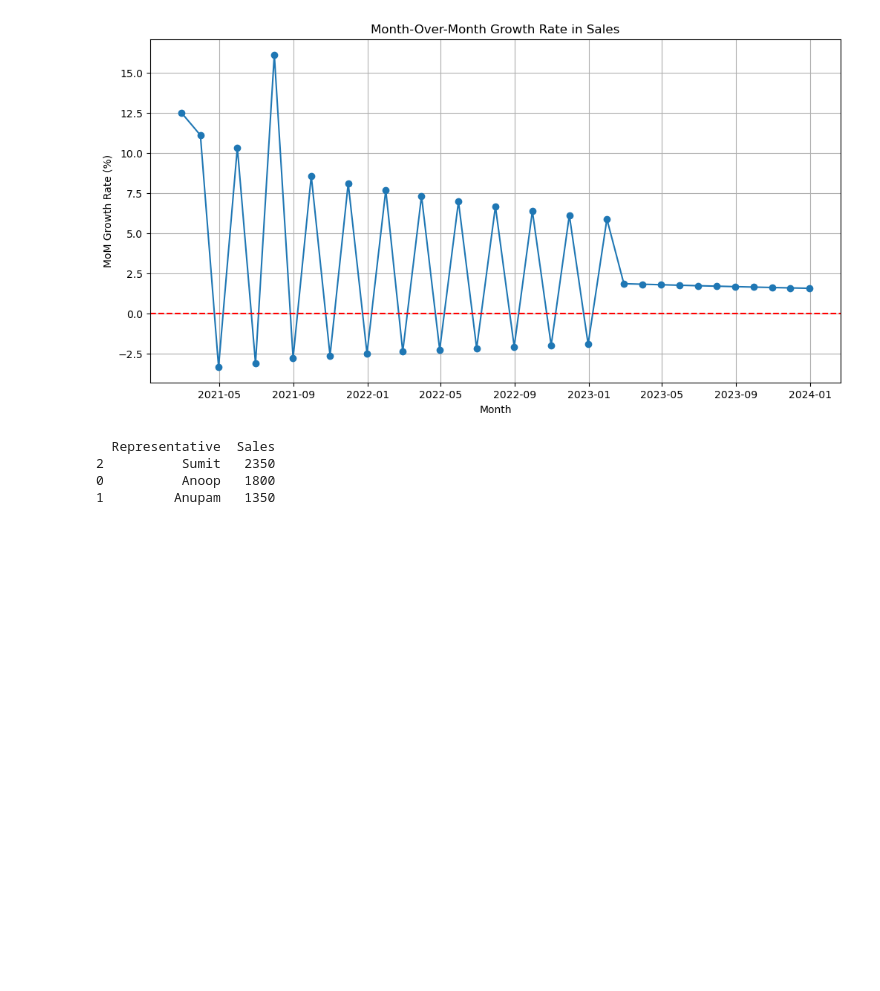
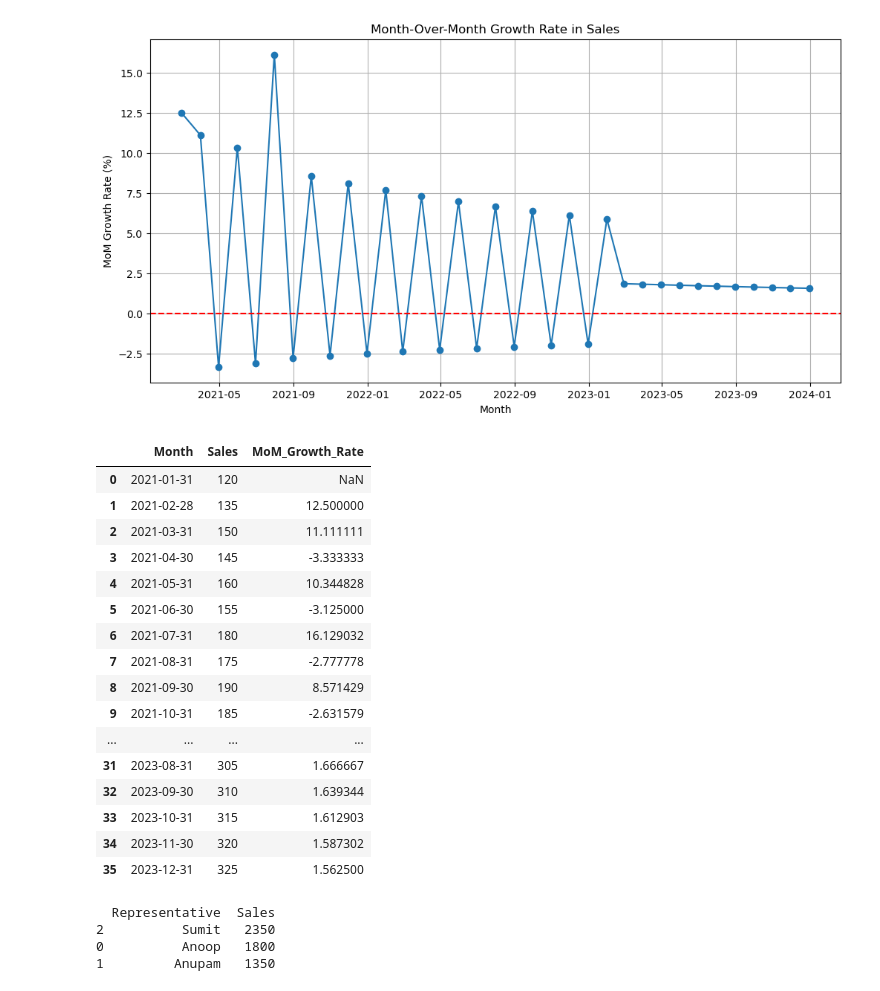
Before and after one commit to Anoopraj09/vswork, a Jupyter notebook: E-Commerce Sales Data Analysis.ipynb, the cells around one changed output. Cells and saved outputs as stored; diff of their text form; code cells hidden in the pictures; blank space fills up the shorter version.

```diff
--- a/E-Commerce Sales Data Analysis.ipynb
+++ b/E-Commerce Sales Data Analysis.ipynb
@@ -211,6 +211,26 @@ plt.axhline(0, color='red', linestyle='--')
 plt.show()
 # %% [output]
 [figure]
+# %%
+df
+# %% [output]
+|  | Month | Sales | MoM_Growth_Rate |
+| 0 | 2021-01-31 | 120 | NaN |
+| 1 | 2021-02-28 | 135 | 12.500000 |
+| 2 | 2021-03-31 | 150 | 11.111111 |
+| 3 | 2021-04-30 | 145 | -3.333333 |
+| 4 | 2021-05-31 | 160 | 10.344828 |
+| 5 | 2021-06-30 | 155 | -3.125000 |
+| 6 | 2021-07-31 | 180 | 16.129032 |
+| 7 | 2021-08-31 | 175 | -2.777778 |
+| 8 | 2021-09-30 | 190 | 8.571429 |
+| 9 | 2021-10-31 | 185 | -2.631579 |
+| ... | ... | ... | ... |
+| 31 | 2023-08-31 | 305 | 1.666667 |
+| 32 | 2023-09-30 | 310 | 1.639344 |
+| 33 | 2023-10-31 | 315 | 1.612903 |
+| 34 | 2023-11-30 | 320 | 1.587302 |
+| 35 | 2023-12-31 | 325 | 1.562500 |
 # %%
 # 5. What are the total sales made by each employee?
 # %%
```
Also changed, not shown: parts of 20 cells of this notebook.
